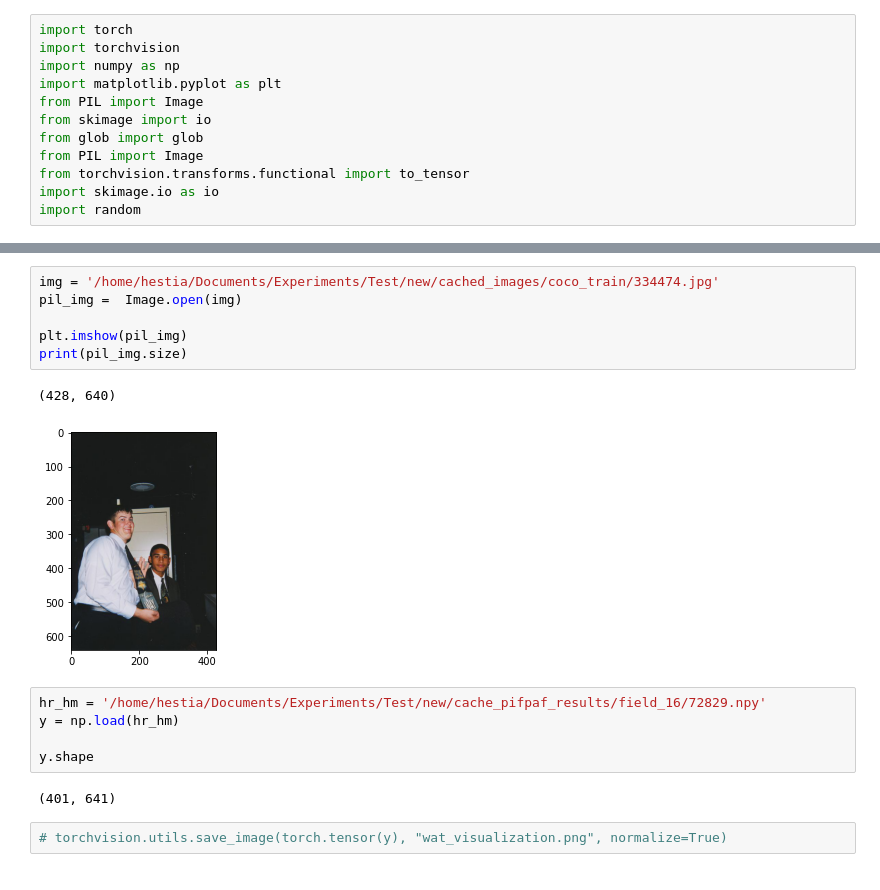
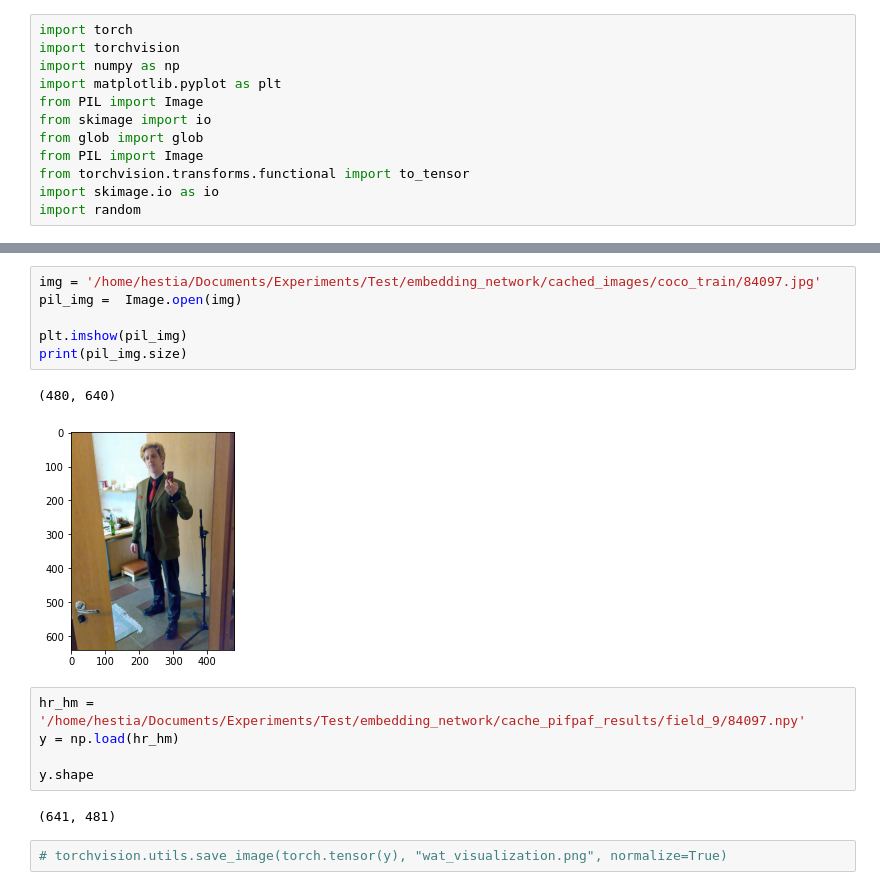
Before and after one commit to PaoloAto/embedding_network, a Jupyter notebook: Visualize.ipynb, the cells around one changed output, grey strips where cells are left out. Saved outputs shown, nothing was run; the diff lists cells and outputs as text.

```diff
--- a/Visualize.ipynb
+++ b/Visualize.ipynb
@@ -35,19 +35,19 @@ plt.imshow(body_part)
 # %%
-img = '/home/hestia/Documents/Experiments/Test/new/cached_images/coco_train/334474.jpg'
+img = '/home/hestia/Documents/Experiments/Test/embedding_network/cached_images/coco_train/84097.jpg'
 pil_img =  Image.open(img)
 
 plt.imshow(pil_img)
 print(pil_img.size)
 # %% [output]
-(428, 640)
+(480, 640)
-[figure, old version]
+[figure, new version]
 # %%
-hr_hm = '/home/hestia/Documents/Experiments/Test/new/cache_pifpaf_results/field_16/72829.npy'
+hr_hm = '/home/hestia/Documents/Experiments/Test/embedding_network/cache_pifpaf_results/field_9/84097.npy'
 y = np.load(hr_hm)
 
 y.shape
 # %% [output]
-(401, 641)
+(641, 481)
 # %%
 # torchvision.utils.save_image(torch.tensor(y), "wat_visualization.png", normalize=True)
 # %%
```
Also changed, not shown: parts of 5 cells of this notebook, 24 other files.
